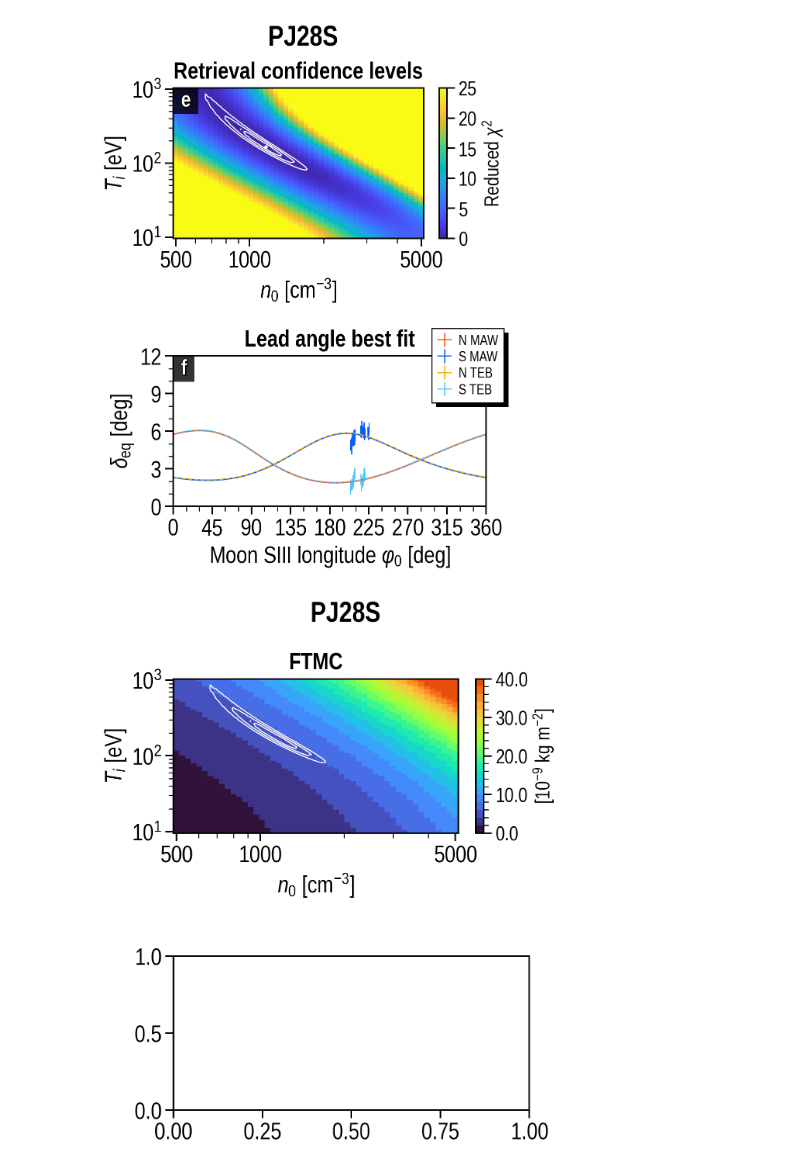
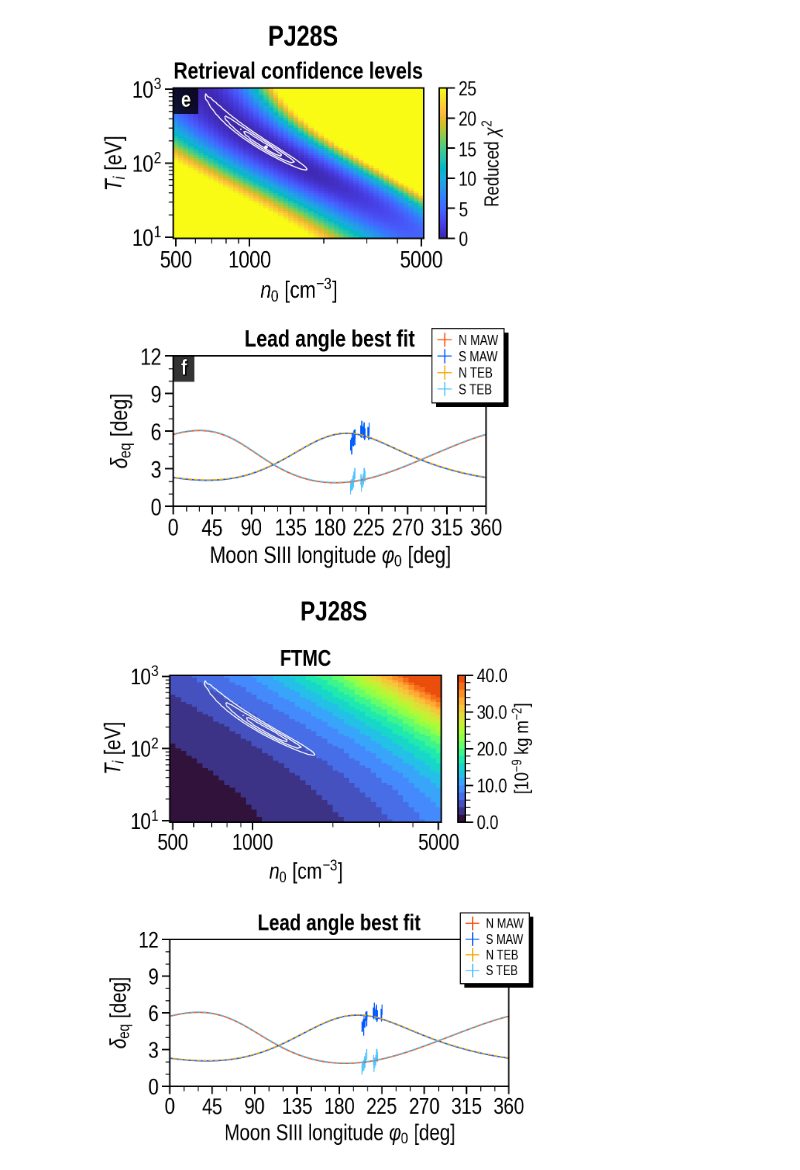
Before and after one commit to ShinnosukeSatoh/Juno_UVS_deimos, a Jupyter notebook: chi2_visualize2.ipynb, the cells around one changed output. Cells and saved outputs as stored; diff of their text form; code cells hidden in the pictures.

```diff
--- a/chi2_visualize2.ipynb
+++ b/chi2_visualize2.ipynb
@@ -1443,31 +1446,115 @@ N_color = 20
 dN = int(256/N_color-1)
 color_list = []
 for i in range(N_color):
     color_list += [cmap_turbo(i*dN)]
 cmap = mplcolors.ListedColormap(color_list)
 norm = mplcolors.Normalize(vmin=0, vmax=40)
 
 p = ax[0].pcolormesh(x_value_2,
                      y_value_2,
                      z_value_2,
                      cmap=cmap,
                      norm=norm,
                      zorder=0.5)
 
 # Setting for color bar
 cmap_turbo = plt.get_cmap('turbo')
 cmap_turbo(0)
 color_list = [cmap_turbo(0), cmap_turbo(63), cmap_turbo(127), cmap_turbo(195)]
 cmap = mplcolors.ListedColormap(color_list)
 norm = mplcolors.Normalize(vmin=0, vmax=1)
 
 cax = fig.colorbar(p, ax=ax[0])
 cax.ax.set_yticks(np.linspace(0, 40, 5))
 cax.ax.set_yticklabels(np.linspace(0, 40, 5), fontsize=F.fontsize*0.85)
 cax.ax.yaxis.set_minor_locator(ptick.AutoMinorLocator(5))
 cax.ax.set_ylabel(r'[$10^{-9}$ kg m$^{-2}$]', fontsize=F.fontsize*0.85)
 
+# SECOND AXIS
+ax[1].set_title('Lead angle best fit', weight='bold')
+ax[1].set_xlabel(
+    r"Moon SIII longitude $\varphi_0$ [deg]", fontsize=F.fontsize)
+ax[1].set_ylabel(r'$\delta_{\rm eq}$ [deg]', fontsize=F.fontsize)
+ax[1].set_xlim(0, 360)
+ax[1].set_ylim(0, 12)
+ax[1].set_xticks(np.arange(0, 360+1, 45))
+ax[1].set_xticklabels(np.arange(0, 360+1, 45))
+ax[1].xaxis.set_minor_locator(AutoMinorLocator(3))  # minor ticks
+ax[1].set_yticks(np.arange(0, 12+1, 3))
+ax[1].set_yticklabels(np.arange(0, 12+1, 3))
+ax[1].yaxis.set_minor_locator(AutoMinorLocator(3))  # minor ticks
+north = np.where((hem_obs == -1))
+ax[1].errorbar(moon_S3wlon_obs[north], eqlead_obs[north],
+               xerr=np.array([np.abs(sigma_x[north]),
+                             np.abs(sigma_x[north])]),
+               yerr=np.array([np.abs(sigma_obs[north]),
+                             np.abs(sigma_obs[north])]),
+               linewidth=0., markersize=2,
+               elinewidth=1.0, color=UC.red,
+               label='N MAW',
+               zorder=0.7)
+
+south = np.where((hem_obs == 1))
+ax[1].errorbar(moon_S3wlon_obs[south], eqlead_obs[south],
+               xerr=np.array([np.abs(sigma_x[south]),
+                             np.abs(sigma_x[south])]),
+               yerr=np.array([np.abs(sigma_obs[south]),
+                             np.abs(sigma_obs[south])]),
+               linewidth=0., markersize=2,
+               elinewidth=1.0, color=UC.blue,
+               label='S MAW',
+               zorder=0.7)
+
+if len(target_fp) == 2:
+    north = np.where((hem_obs == -101))
+    ax[1].errorbar(moon_S3wlon_obs[north], eqlead_obs[north],
+                   xerr=np.array([np.abs(sigma_x[north]),
+                                 np.abs(sigma_x[north])]),
+                   yerr=np.array([np.abs(sigma_obs[north]),
+                                 np.abs(sigma_obs[north])]),
+                   linewidth=0., markersize=2,
+                   elinewidth=1.0, color=UC.orange,
+                   label='N TEB',
+                   zorder=0.7)
+    south = np.where((hem_obs == 101))
+    ax[1].errorbar(moon_S3wlon_obs[south], eqlead_obs[south],
+                   xerr=np.array([np.abs(sigma_x[south]),
+                                 np.abs(sigma_x[south])]),
+                   yerr=np.array([np.abs(sigma_obs[south]),
+                                 np.abs(sigma_obs[south])]),
+                   linewidth=0., markersize=2,
+                   elinewidth=1.0, color=UC.lightblue,
+                   label='S TEB',
+                   zorder=0.7)
+
+ax[1].plot(S3wlon_A0_arr+eqlead_best_MAW_N,
+           eqlead_best_MAW_N, color=UC.red, linewidth=1.3)
+ax[1].plot(S3wlon_A0_arr+eqlead_best_MAW_S,
+           eqlead_best_MAW_S, color=UC.blue, linewidth=1.3)
+
+if len(target_fp) == 2:
+    ax[1].plot(S3wlon_A0_arr+eqlead_best_TEB_N,
+               eqlead_best_TEB_N, color=UC.orange,
+               linestyle='--', linewidth=1.1)
+    ax[1].plot(S3wlon_A0_arr+eqlead_best_TEB_S,
+               eqlead_best_TEB_S, color=UC.lightblue,
+               linestyle='--', linewidth=1.1)
+
+legend1 = ax[1].legend(loc='upper right',
+                       bbox_to_anchor=[1.08, 1.23],
+                       ncol=1,
+                       fancybox=False,
+                       facecolor='white',
+                       framealpha=1,
+                       edgecolor='k',
+                       fontsize=F.fontsize*0.6,
+                       labelspacing=0.2,
+                       handletextpad=0.5,
+                       handlelength=1,)
+legend1.set_zorder(102)
+legend_shadow(fig=fig, ax=ax[1], legend=legend1)
+
 fig.suptitle('PJ'+PJ_num[0], y=1.02, weight='bold')
 plt.show()
 # %% [output]
-[figure, old version]
+[figure, new version]
```
Also changed, not shown: parts of 1 cell of this notebook, 2 other files.
